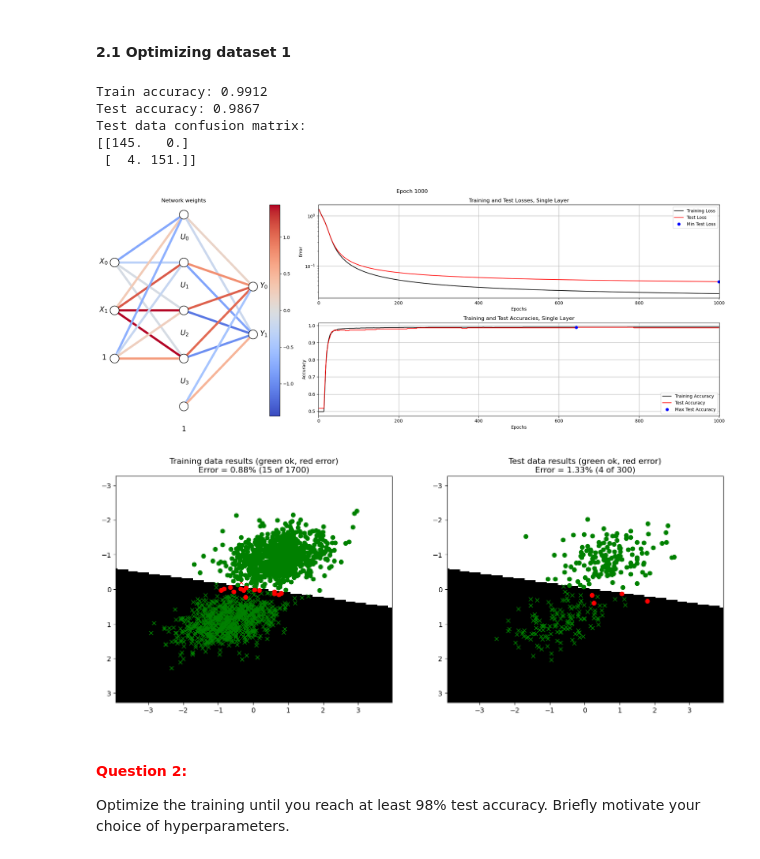
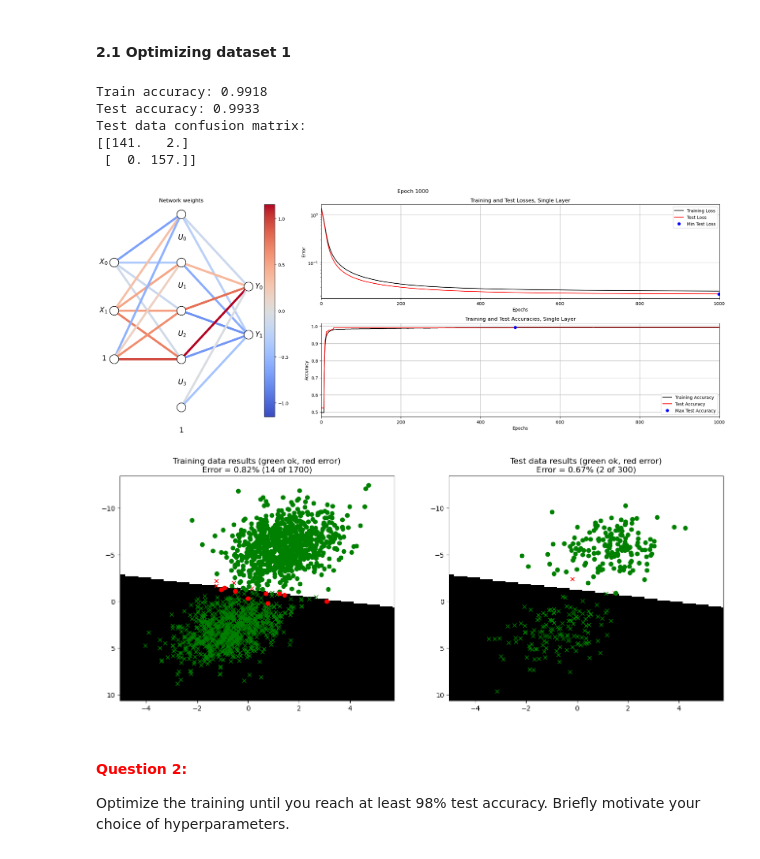
Before and after one commit to ash-rulz/NeuralNet, a Jupyter notebook: A1_Supervised/main3_MultiLayer.ipynb, the cells around one changed output. Drawn from its saved outputs; the diff is of its cells as text; code cells hidden in the pictures.

```diff
--- a/A1_Supervised/main3_MultiLayer.ipynb
+++ b/A1_Supervised/main3_MultiLayer.ipynb
@@ -118,7 +118,7 @@ def backward(W1, B1, W2, B2, X, U, Y, D, useTanhOutput=False):
 
     # Gradient for the output layer
     GradW2 = pd_D_W2.T @ (pd_Error_E * pd_E_D)
-    GradB2 = np.mean(pd_Error_E * pd_E_D, axis = 0)
+    GradB2 = np.sum(pd_Error_E * pd_E_D, axis = 0)
 
     pd_D_C = W2
     if useTanhOutput:
@@ -130,7 +130,7 @@ def backward(W1, B1, W2, B2, X, U, Y, D, useTanhOutput=False):
 
     # And the input layer
     GradW1 = pd_B_W1.T @((pd_Error_E * pd_E_D) @ pd_D_C.T * pd_C_B)
-    GradB1 = np.mean((pd_Error_E * pd_E_D) @ pd_D_C.T * pd_C_B, axis = 0)
+    GradB1 = np.sum((pd_Error_E * pd_E_D) @ pd_D_C.T * pd_C_B, axis = 0)
 
     # ============================================
 
@@ -373,34 +373,34 @@ def  trainMultiLayerOnDataset(datasetNr, testSplit, W1_0, B1_0, W2_0, B2_0, para
 # %%
 # --------------------------------------------
 # === Your code here =========================
 # --------------------------------------------
 nInputs  = 2
 nClasses = 2
 nHidden  = 4
 
 #Xavier initialization
 lower_1 = -(1.0 / np.sqrt(nInputs))
 upper_1 = (1.0 / np.sqrt(nInputs))
 W1_0 = np.linspace(lower_1, upper_1 , nInputs * nHidden).reshape(nInputs,nHidden)
 B1_0 = np.linspace(lower_1, upper_1 , nHidden).reshape(1,nHidden)
 
 lower_2 = -(1.0 / np.sqrt(nHidden))
 upper_2 = (1.0 / np.sqrt(nHidden))
 W2_0 = np.linspace(lower_2, upper_2 , nHidden * nClasses).reshape(nHidden,nClasses)
 B2_0 = np.linspace(lower_2, upper_2 , nClasses).reshape(1,nClasses)
 
-params = {"epochs": 1000, "learningRate": 0.05, "normalize": True, "useTanhOutput": True}
+params = {"epochs": 1000, "learningRate": 0.05, "normalize": False, "useTanhOutput": True}
 # ============================================
 
 trainMultiLayerOnDataset(1, 0.15, W1_0, B1_0, W2_0, B2_0, params)
 # %% [output]
-Train accuracy: 0.9912
-Test accuracy: 0.9867
+Train accuracy: 0.9918
+Test accuracy: 0.9933
 Test data confusion matrix:
-[[145.   0.]
- [  4. 151.]]
+[[141.   2.]
+ [  0. 157.]]
-[figure, old version]
+[figure, new version]
-[figure, old version]
+[figure, new version]
 # %% [markdown]
 #### **<span style="color:red">Question 2:</span>**
 
```
Also changed, not shown: parts of 3 cells of this notebook, 2 other files.
